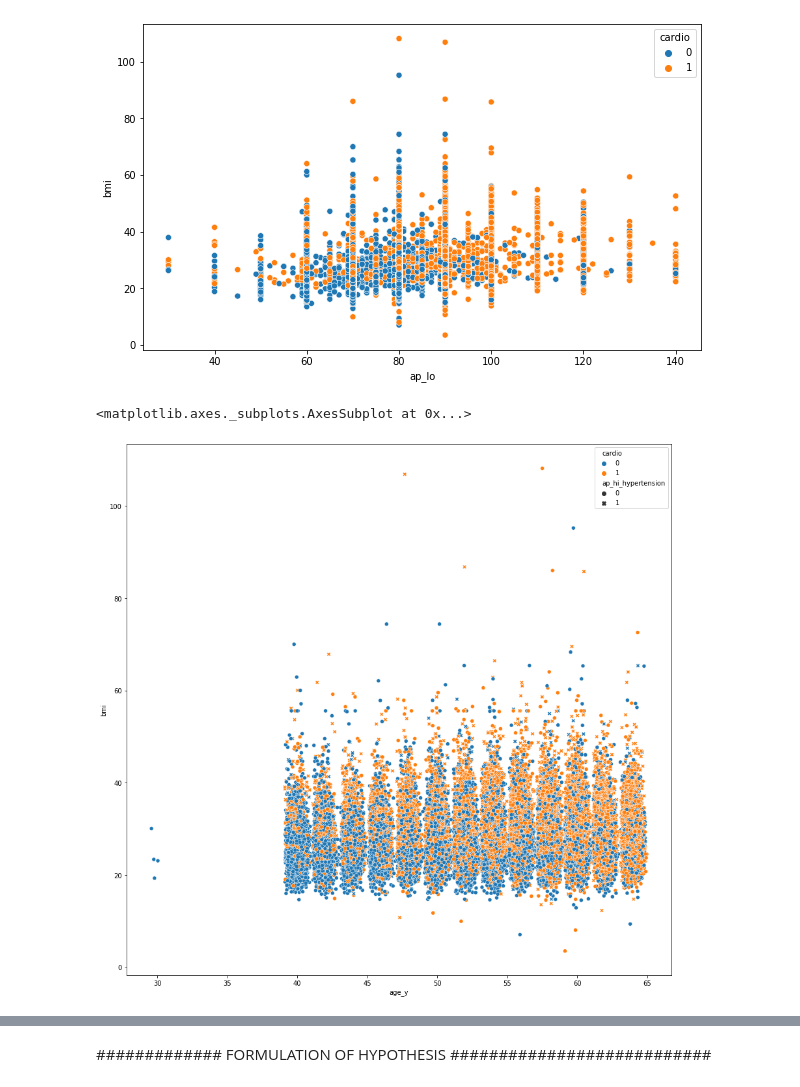
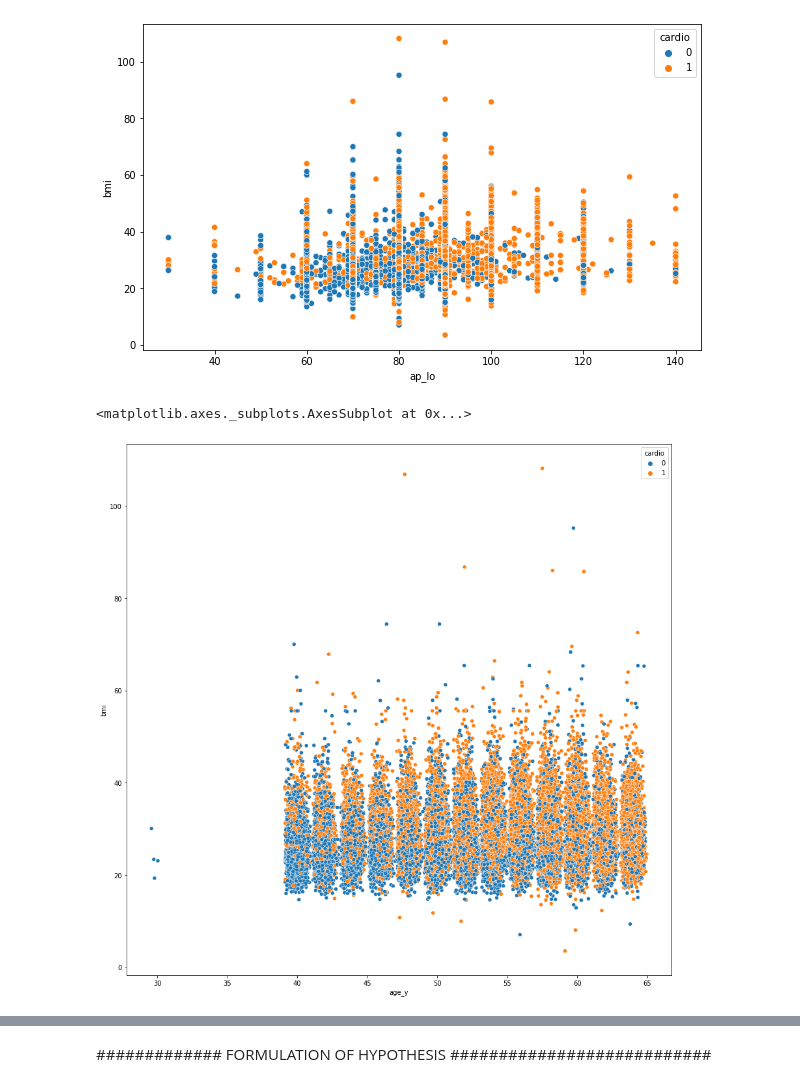
Before and after one commit to GregoryDzej/Big-Data-Python-task, a Jupyter notebook: Big_data_Cardio_.ipynb, the cells around one changed output, grey strips where cells are left out. Drawn from its saved outputs; the diff is of its cells as text; code cells hidden in the pictures.

```diff
--- a/Big_data_Cardio_.ipynb
+++ b/Big_data_Cardio_.ipynb
@@ -378,7 +472,7 @@ sns.scatterplot(x='ap_lo', y='bmi', data= main_data, hue='cardio')
 [figure]
 # %%
 plt.figure(figsize=(15, 15))
-sns.scatterplot(x='age_y', y='bmi', data= main_data, hue='cardio', style='ap_hi_hypertension')
+sns.scatterplot(x='age_y', y='bmi', data= main_data, hue='cardio', legend = "full")
 # %% [output]
 <matplotlib.axes._subplots.AxesSubplot at 0x...>
-[figure, old version]
+[figure, new version]
```
Also changed, not shown: parts of 29 cells of this notebook.
